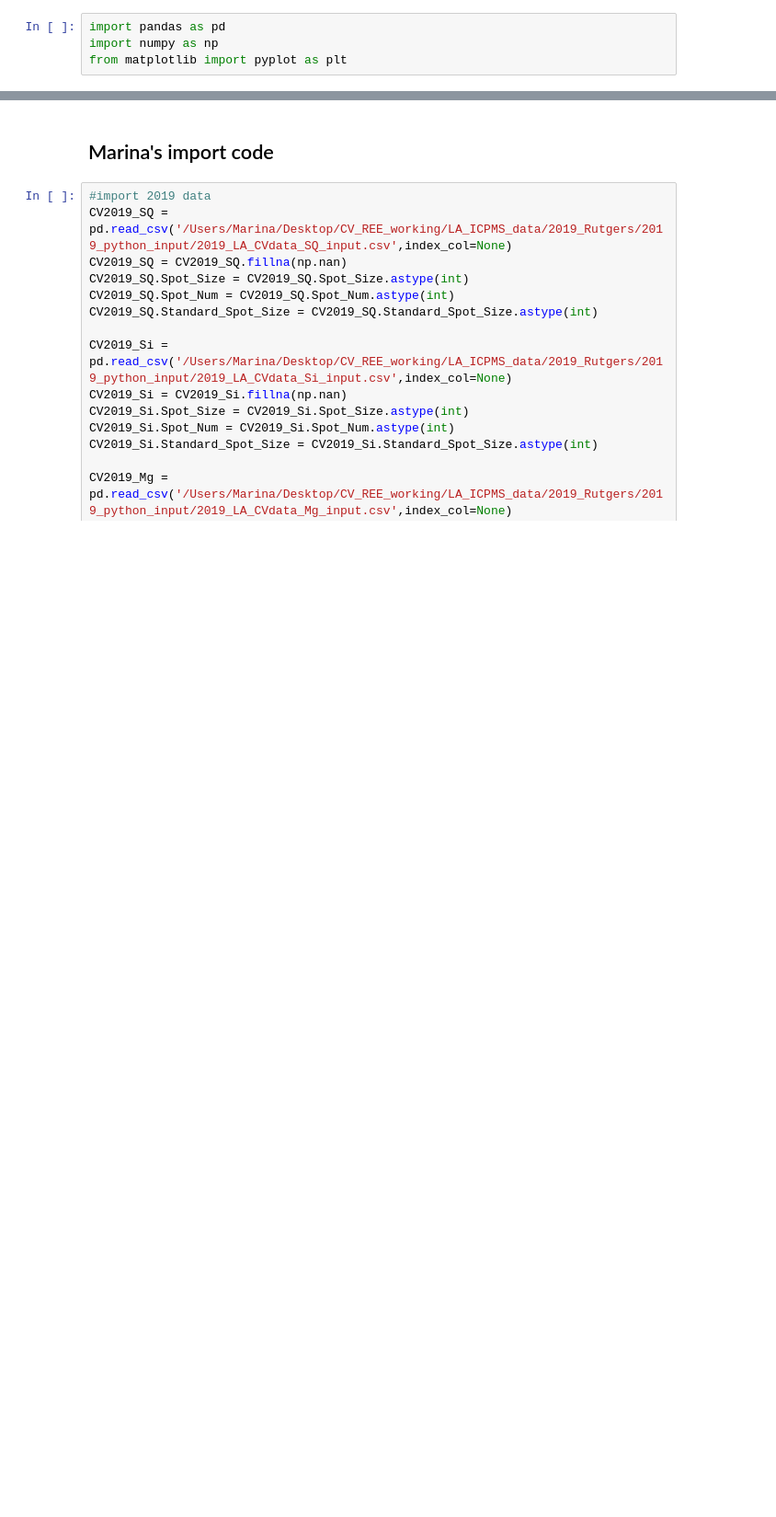
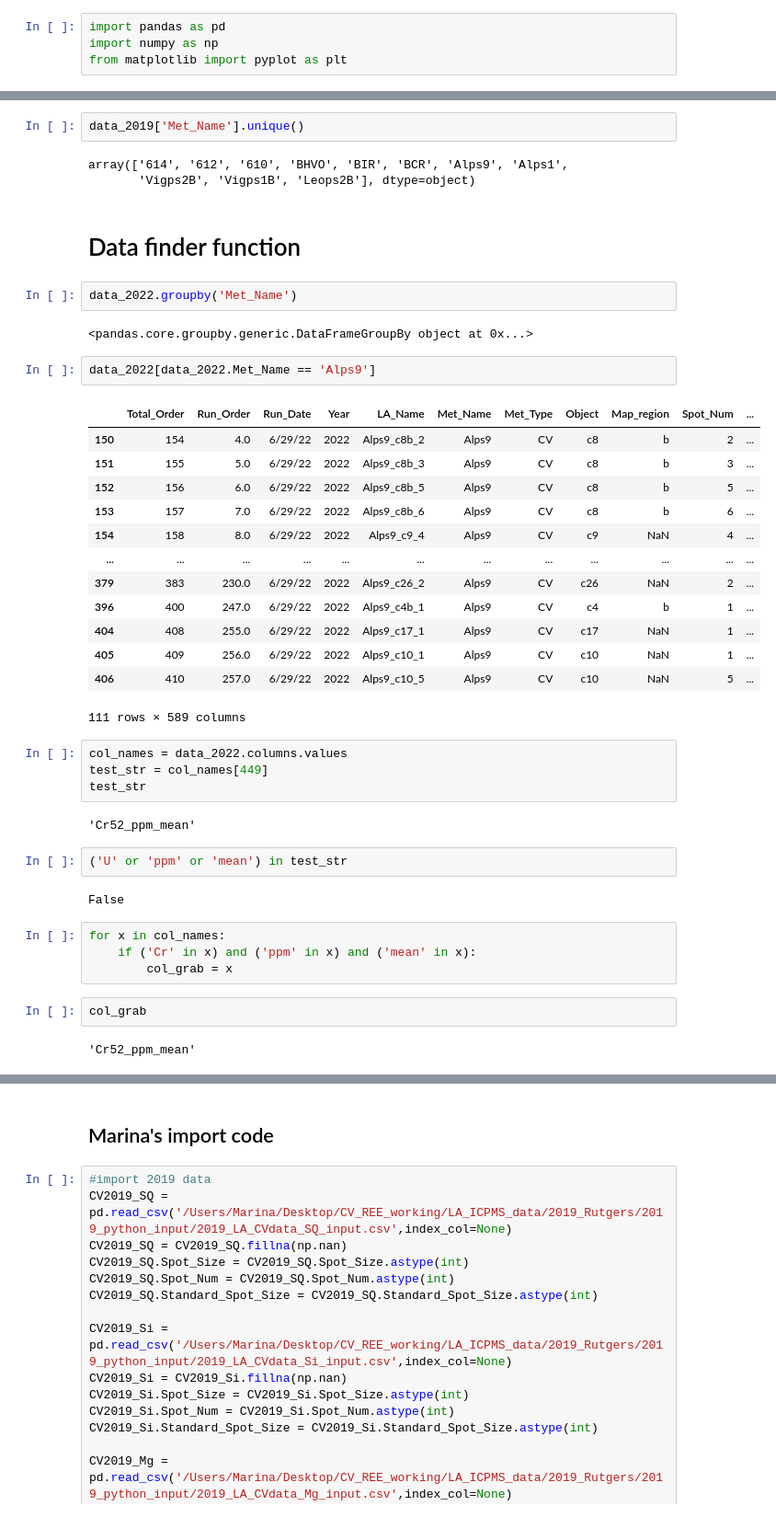
Before and after one commit to JGCAITLIN/HFSE, a Jupyter notebook: prelim_plotting.ipynb, the cells around one changed output, grey strips where cells are left out. Shown at 92% size. Saved outputs shown, nothing was run; the diff lists cells and outputs as text; blank space fills up the shorter version.

```diff
--- a/prelim_plotting.ipynb
+++ b/prelim_plotting.ipynb
@@ -4,0 +60,45 @@ from matplotlib import pyplot as plt
+# %%
+data_2019['Met_Name'].unique()
+# %% [output]
+array(['614', '612', '610', 'BHVO', 'BIR', 'BCR', 'Alps9', 'Alps1',
+       'Vigps2B', 'Vigps1B', 'Leops2B'], dtype=object)
+# %% [markdown]
+# Data finder function
+# %%
+data_2022.groupby('Met_Name')
+# %% [output]
+<pandas.core.groupby.generic.DataFrameGroupBy object at 0x...>
+# %%
+data_2022[data_2022.Met_Name == 'Alps9']
+# %% [output]
+|  | Total_Order | Run_Order | Run_Date | Year | LA_Name | Met_Name | Met_Type | Object | Map_region | Spot_Num | ... |
+| 150 | 154 | 4.0 | 6/29/22 | 2022 | Alps9_c8b_2 | Alps9 | CV | c8 | b | 2 | ... |
+| 151 | 155 | 5.0 | 6/29/22 | 2022 | Alps9_c8b_3 | Alps9 | CV | c8 | b | 3 | ... |
+| 152 | 156 | 6.0 | 6/29/22 | 2022 | Alps9_c8b_5 | Alps9 | CV | c8 | b | 5 | ... |
+| 153 | 157 | 7.0 | 6/29/22 | 2022 | Alps9_c8b_6 | Alps9 | CV | c8 | b | 6 | ... |
+| 154 | 158 | 8.0 | 6/29/22 | 2022 | Alps9_c9_4 | Alps9 | CV | c9 | NaN | 4 | ... |
+| ... | ... | ... | ... | ... | ... | ... | ... | ... | ... | ... | ... |
+| 379 | 383 | 230.0 | 6/29/22 | 2022 | Alps9_c26_2 | Alps9 | CV | c26 | NaN | 2 | ... |
+| 396 | 400 | 247.0 | 6/29/22 | 2022 | Alps9_c4b_1 | Alps9 | CV | c4 | b | 1 | ... |
+| 404 | 408 | 255.0 | 6/29/22 | 2022 | Alps9_c17_1 | Alps9 | CV | c17 | NaN | 1 | ... |
+| 405 | 409 | 256.0 | 6/29/22 | 2022 | Alps9_c10_1 | Alps9 | CV | c10 | NaN | 1 | ... |
+| 406 | 410 | 257.0 | 6/29/22 | 2022 | Alps9_c10_5 | Alps9 | CV | c10 | NaN | 5 | ... |
+111 rows × 589 columns
+# %%
+col_names = data_2022.columns.values
+test_str = col_names[449]
+test_str
+# %% [output]
+'Cr52_ppm_mean'
+# %%
+('U' or 'ppm' or 'mean') in test_str
+# %% [output]
+False
+# %%
+for x in col_names:
+    if ('Cr' in x) and ('ppm' in x) and ('mean' in x):
+        col_grab = x
+# %%
+col_grab
+# %% [output]
+'Cr52_ppm_mean'
```
Also changed, not shown: parts of 9 cells of this notebook.
